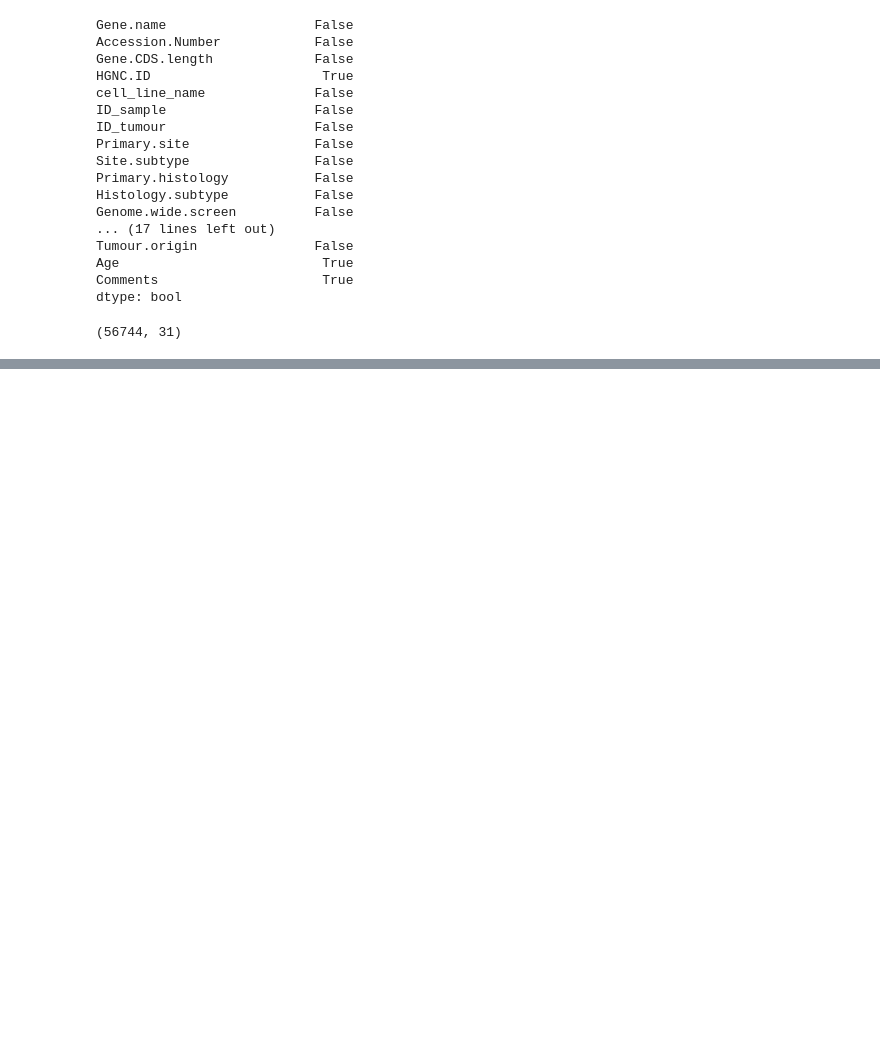
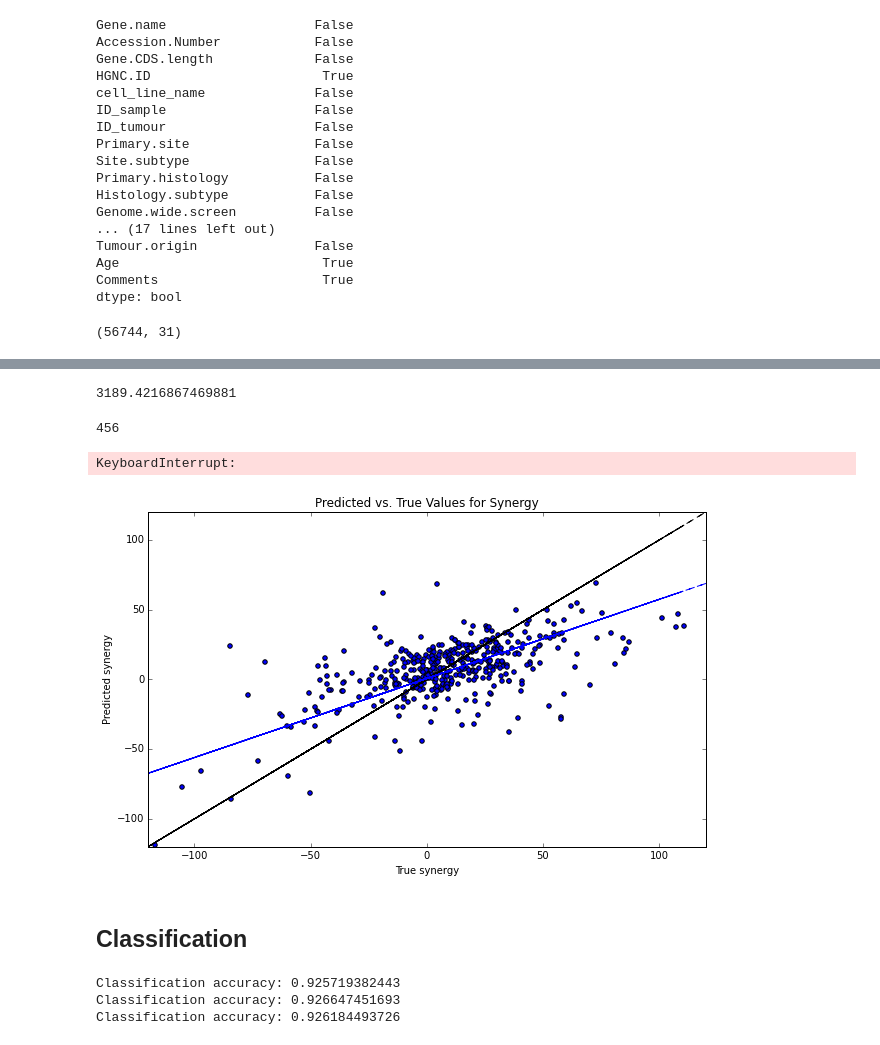
Before and after one commit to joycex99/drug-synergy-modeling, a Jupyter notebook: mutation_alter.ipynb, the cells around one changed output, grey strips where cells are left out. Cells and saved outputs as stored; diff of their text form; code cells hidden in the pictures; blank space fills up the shorter version.

```diff
--- a/mutation_alter.ipynb
+++ b/mutation_alter.ipynb
@@ -39,0 +492,6 @@ mut.shape
+# %%
+for i in range(3):
+    gbr = GradientBoostingRegressor(n_estimators=1000, max_depth=5, loss='huber',
+                                        max_features='log2', learning_rate=0.03)
+    pearsons = cross_validation.cross_val_score(gbr, Xmod, ymod, scoring=pearson_scorer, cv=5) #scoring=pearson_scorer,
+    print(np.mean(pearsons))
@@ -39,0 +506,48 @@ mut.shape
+# %%
+mean_overex = 0
+for col in gex.columns:
+    mean = np.mean(gex[col].values)
+    std = np.std(gex[col].values)
+    overex = np.sum(gex[col].values > mean + std)
+    mean_overex += overex
+mean_overex/83
+# %% [output]
+3189.4216867469881
+# %%
+np.sum(gex['22RV1'].values > 10)
+# %% [output]
+456
+# %%
+import matplotlib.pyplot as plt
+%matplotlib inline
+plt.rcParams['figure.figsize'] = (10, 6)
+# %%
+X_train, X_test, y_train, y_test = cross_validation.train_test_split(Xmod, ymod, train_size=0.85)
+# %%
+pearson = 0
+while pearson < 0.70:
+    gbr = GradientBoostingRegressor(n_estimators=1000, max_depth=7,
+                                    max_features='log2', learning_rate=0.03)
+    gbr.fit(X_train, y_train)
+    pearson = stats.pearsonr(y_test, gbr.predict(X_test))[0]
+print(pearson)
+# %% [output]
+KeyboardInterrupt:
+# %%
+x = y_test
+y = gbr.predict(X_test)
+plt.scatter(x, y)
+plt.plot(x, x, 'k--')
+
+m, b = np.polyfit(x, y, 1)
+plt.plot(x, m*x + b, 'b--')
+
+plt.axis([-120, 120, -120, 120])
+plt.title("Predicted vs. True Values for Synergy")
+plt.xlabel("True synergy")
+plt.ylabel("Predicted synergy")
+plt.show()
+# %% [output]
+[figure, added]
+# %% [markdown]
+## Classification
@@ -39,0 +570,6 @@ mut.shape
+# %%
+class_pred()
+# %% [output]
+Classification accuracy: 0.925719382443
+Classification accuracy: 0.926647451693
+Classification accuracy: 0.926184493726
```
Also changed, not shown: parts of 68 cells of this notebook, 8 other files.
